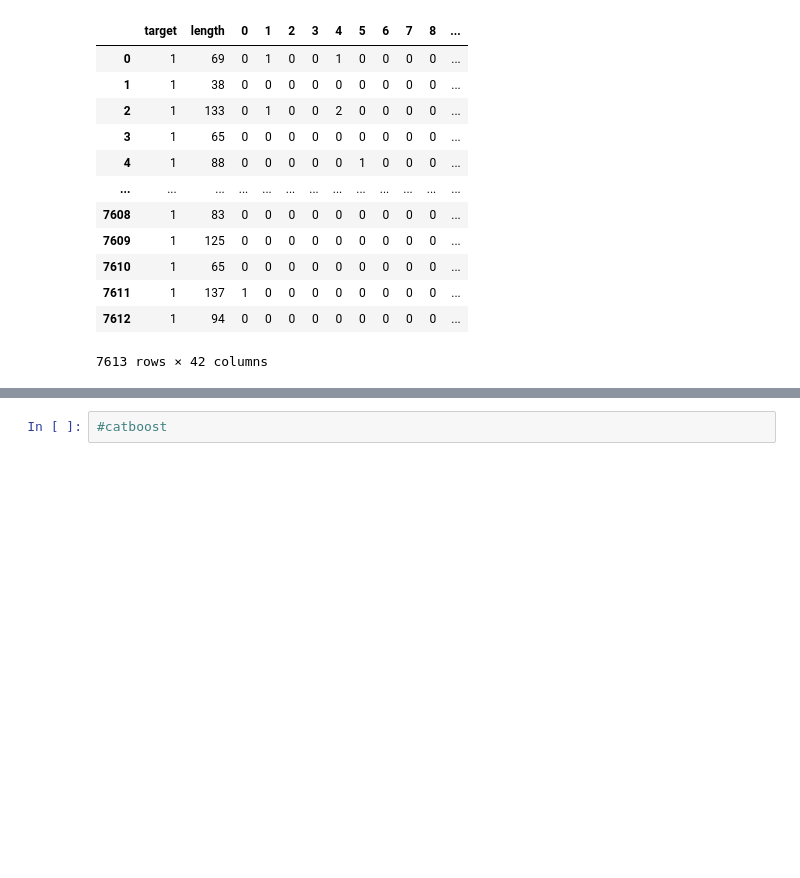
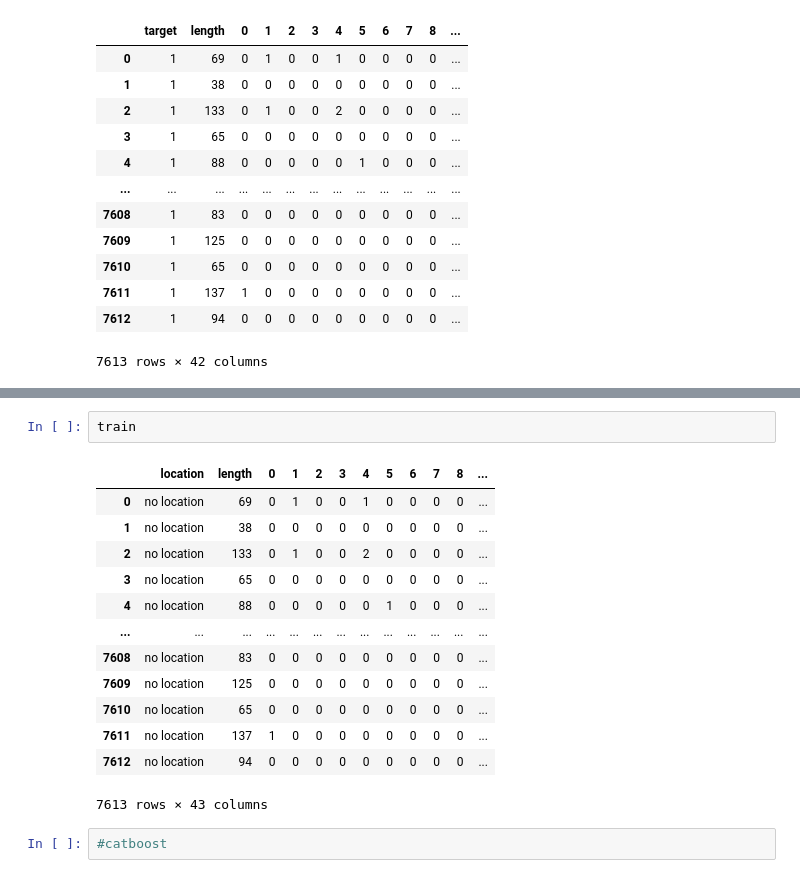
Before and after one commit to tomifarall/Orga-Datos-Tp2, a Jupyter notebook: yusmachinelearning.ipynb, the cells around one changed output, grey strips where cells are left out. Saved outputs shown, nothing was run; the diff lists cells and outputs as text; blank space fills up the shorter version.

```diff
--- a/yusmachinelearning.ipynb
+++ b/yusmachinelearning.ipynb
@@ -190,3 +206,19 @@ See the caveats in the documentation: https://pandas.pydata.org/pandas-docs/stab
+# %%
+train
+# %% [output]
+|  | location | length | 0 | 1 | 2 | 3 | 4 | 5 | 6 | 7 | 8 | ... |
+| 0 | no location | 69 | 0 | 1 | 0 | 0 | 1 | 0 | 0 | 0 | 0 | ... |
+| 1 | no location | 38 | 0 | 0 | 0 | 0 | 0 | 0 | 0 | 0 | 0 | ... |
+| 2 | no location | 133 | 0 | 1 | 0 | 0 | 2 | 0 | 0 | 0 | 0 | ... |
+| 3 | no location | 65 | 0 | 0 | 0 | 0 | 0 | 0 | 0 | 0 | 0 | ... |
+| 4 | no location | 88 | 0 | 0 | 0 | 0 | 0 | 1 | 0 | 0 | 0 | ... |
+| ... | ... | ... | ... | ... | ... | ... | ... | ... | ... | ... | ... | ... |
+| 7608 | no location | 83 | 0 | 0 | 0 | 0 | 0 | 0 | 0 | 0 | 0 | ... |
+| 7609 | no location | 125 | 0 | 0 | 0 | 0 | 0 | 0 | 0 | 0 | 0 | ... |
+| 7610 | no location | 65 | 0 | 0 | 0 | 0 | 0 | 0 | 0 | 0 | 0 | ... |
+| 7611 | no location | 137 | 1 | 0 | 0 | 0 | 0 | 0 | 0 | 0 | 0 | ... |
+| 7612 | no location | 94 | 0 | 0 | 0 | 0 | 0 | 0 | 0 | 0 | 0 | ... |
+7613 rows × 43 columns
 # %%
 #catboost
 # %%
```
Also changed, not shown: parts of 12 cells of this notebook.
